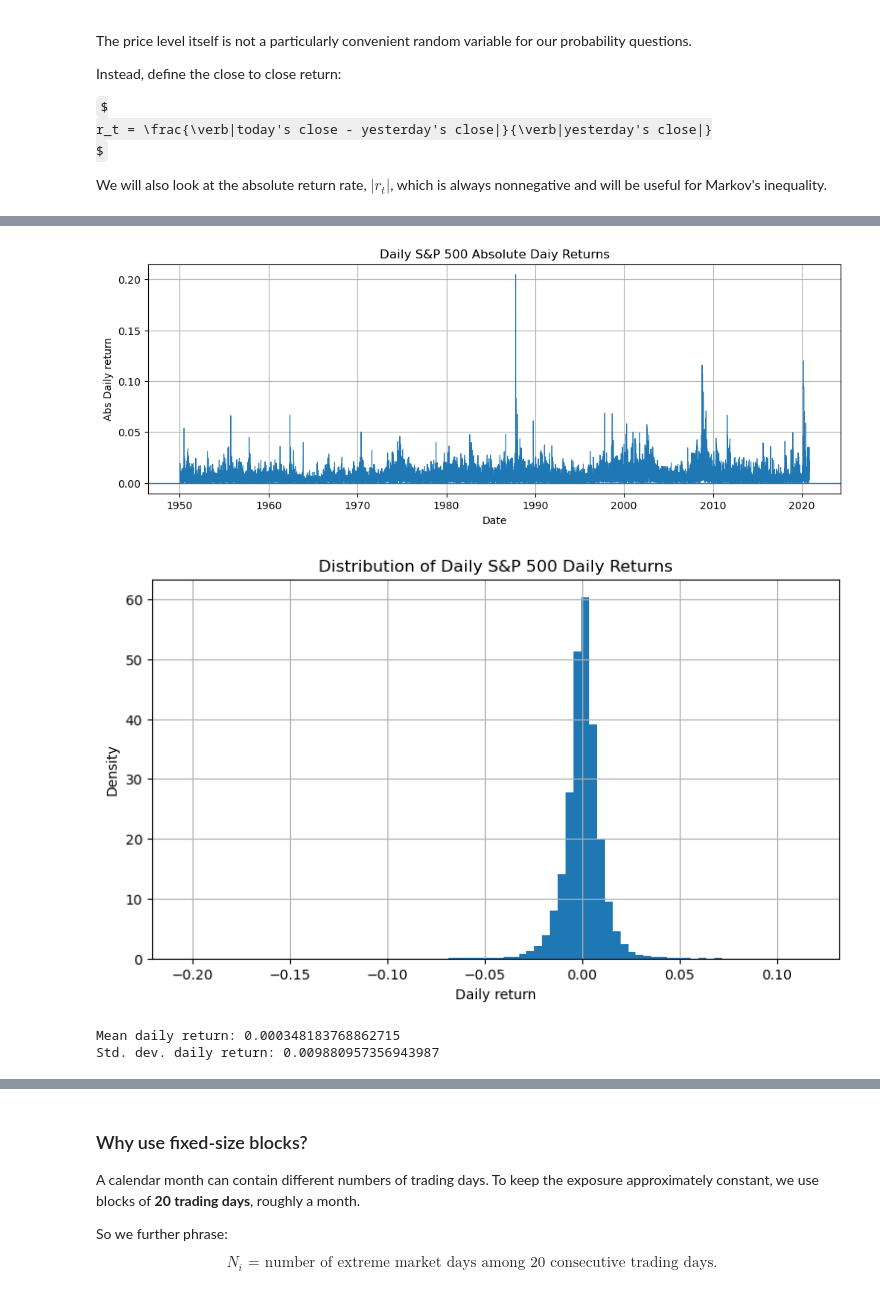
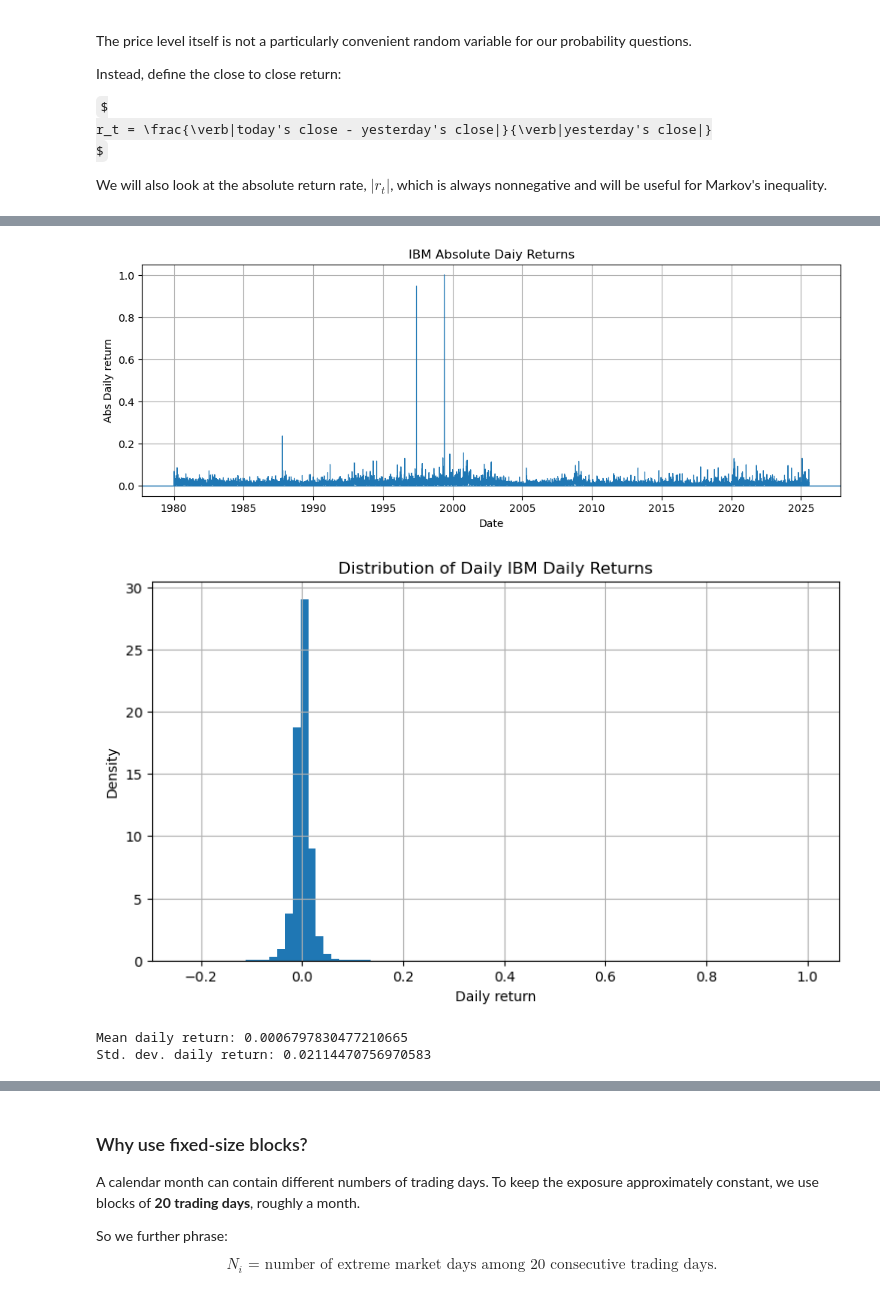
Before and after one commit to JustinTrenchcoat/ASDA_I_Materials, a Jupyter notebook: Probability_Financial_Data_Poisson_Markov_Chebyshev.ipynb, the cells around one changed output, grey strips where cells are left out. Cells and saved outputs as stored; diff of their text form; code cells hidden in the pictures; some formulas as TeX source.

```diff
--- a/Probability_Financial_Data_Poisson_Markov_Chebyshev.ipynb
+++ b/Probability_Financial_Data_Poisson_Markov_Chebyshev.ipynb
@@ -33,6 +33,6 @@ The historical-data interface provides daily Open, High, Low, Close, Adjusted Cl
 
 We will use the **adjusted close** when available, because returns should account for distributions as well as changes in the index level.
 # %%
-df = pd.read_csv('SPX.csv')
+df = pd.read_csv('IBM.csv')
 df.head()
 # %% [output]
@@ -45,10 +45,7 @@ df.head()
 # %% [markdown]
 The "Volume" denotes number of shares traded, so let's focus on dates with people actually trading stocks:
 # %%
-data = df[df["Volume"]!=0]
-
-data = data.copy()
-
+data = df.copy()
 data["Date"] = pd.to_datetime(data["Date"])
 data = data.sort_values("Date")
 print(type(data["Date"][5496]))
@@ -125,27 +124,26 @@ plt.show()
 fig, ax = plt.subplots(figsize=(12, 4))
 ax.plot(data["Date"], data["Abs_Daily_Return"], linewidth=0.8)
 ax.axhline(0, linewidth=1)
-ax.set_title("Daily S&P 500 Absolute Daiy Returns")
+ax.set_title("IBM Absolute Daiy Returns")
 ax.set_xlabel("Date")
 ax.set_ylabel("Abs Daily return")
 plt.show()
 # %% [output]
-[figure, old version]
+[figure, new version]
 # %%
-
 fig, ax = plt.subplots(figsize=(9, 5))
 ax.hist(data["Daily_Return"], bins=80, density=True)
-ax.set_title("Distribution of Daily S&P 500 Daily Returns")
+ax.set_title("Distribution of Daily IBM Daily Returns")
 ax.set_xlabel("Daily return")
 ax.set_ylabel("Density")
 plt.show()
 
 print("Mean daily return:", data["Daily_Return"].mean())
 print("Std. dev. daily return:", data["Daily_Return"].std())
 # %% [output]
-[figure, old version]
+[figure, new version]
-Mean daily return: 0.000348183768862715
-Std. dev. daily return: 0.009880957356943987
+Mean daily return: 0.0006797830477210665
+Std. dev. daily return: 0.02114470756970583
 # %% [markdown]
 
 # Part I — Poisson: How often do rare events occur?
```
Also changed, not shown: parts of 31 cells of this notebook, 1 other file.
